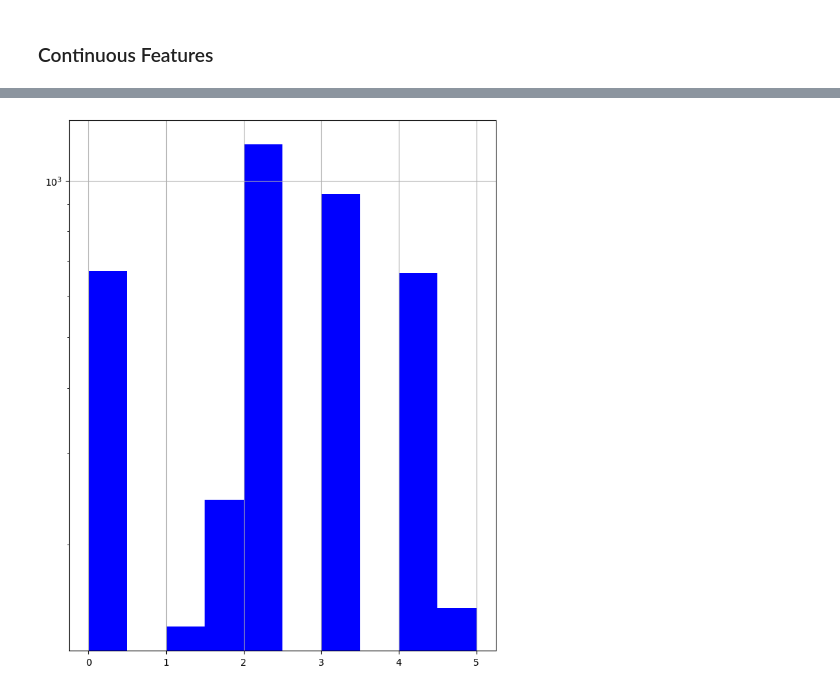
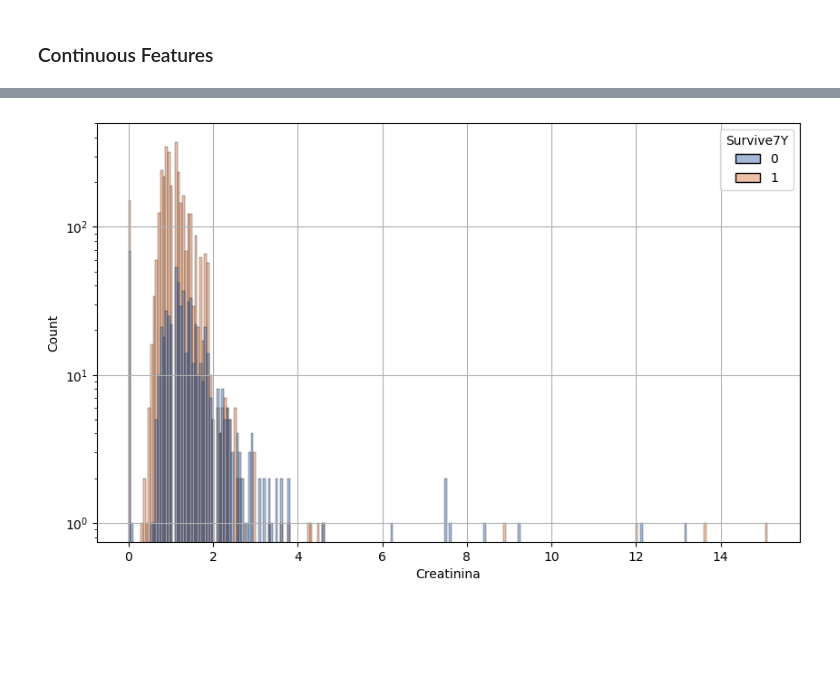
Before and after one commit to davide-marchi/clinical-data-encoding, a Jupyter notebook: notebook.ipynb, the cells around one changed output, grey strips where cells are left out. Saved outputs shown, nothing was run; the diff lists cells and outputs as text; code cells hidden in the pictures; blank space fills up the shorter version.

```diff
--- a/notebook.ipynb
+++ b/notebook.ipynb
@@ -9,15 +10,28 @@ import matplotlib.pyplot as plt
 # %% [markdown]
 ### Histogram
 # %%
-# Create an histogram plot for one column
-def histogram_func(dataframe_to_plot, columns_to_plot, figsize=(8, 10), title=None, xlabel=None, ylabel=None,
-                   show_grid=False, color='blue', log=False, ylog=False, alpha=1):
+# Create a histogram
+def sea_histogram(dataframe_to_plot, column_of_interest, figsize=(8,10), title=None, xlabel=None,
+                  ylabel=None, hue=None, palette="deep", stat="count", binwidth=None,
+                  multiple="layer", element="step", fill=True, shrink=1, kde=False, color="blue",
+                  log_scale=None, ylog=False, xlog=False, show_grid=False):
 
     plt.figure(figsize=figsize)
-    plt.hist(dataframe_to_plot[columns_to_plot], log=log, color=color, alpha=alpha)
+
+    if hue:
+        sns.histplot(data=dataframe_to_plot, x=column_of_interest, hue=hue, stat=stat,
+                     binwidth=binwidth, multiple=multiple, element=element, fill=fill,
+                     shrink=shrink, kde=kde, palette=palette, log_scale=log_scale)
+    else:
+        sns.histplot(data=dataframe_to_plot, x=column_of_interest, stat=stat,
+                     binwidth=binwidth, element=element, fill=fill,
+                     shrink=shrink, kde=kde, color=color, log_scale=log_scale)
 
     if ylog:
-        plt.yscale('log')
+        plt.yscale("log")
+
+    if xlog:
+        plt.xscale("log")
 
     plt.xlabel(xlabel)
     plt.ylabel(ylabel)
@@ -89,4 +99,13 @@ histogram_func(chl_dataset, "Creatinina", show_grid=True, ylog=True)
-# %%
-histogram_func(chl_dataset, "Vessels", show_grid=True, ylog=True)
-# %% [output]
-[figure, removed]
+# %%
+sea_histogram(chl_dataset,
+              "Creatinina",
+              figsize=(10, 6),
+              show_grid=True,
+              xlabel="Creatinina",
+              ylabel="Count",
+              hue="Survive7Y",
+              element="bars",
+              ylog=True,
+              color="coral")
+# %% [output]
+[figure, added]
```
Also changed, not shown: parts of 3 cells of this notebook.
